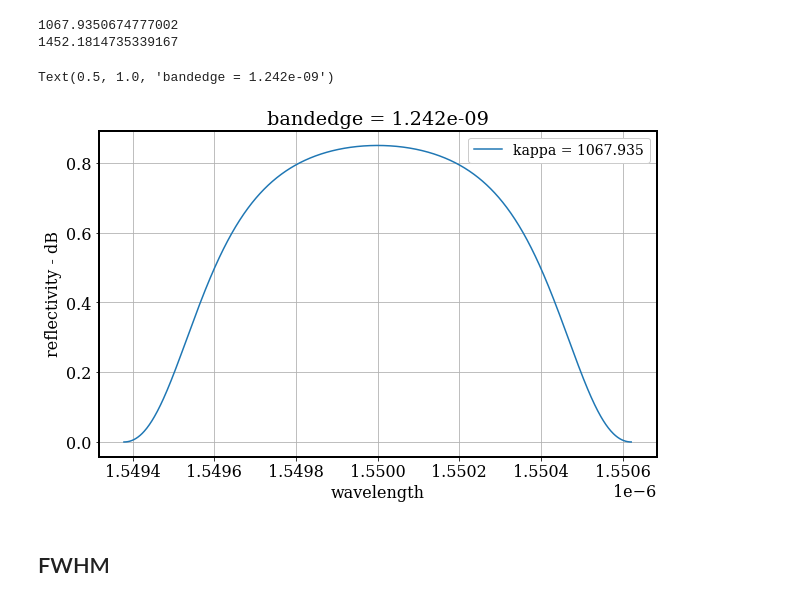
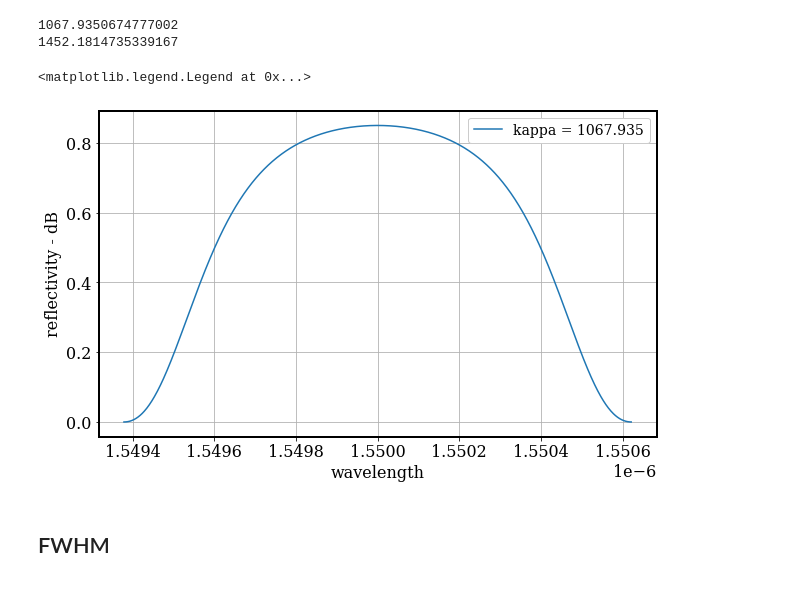
Before and after one commit to moisesoliveira08/BragGrating, a Jupyter notebook: Documentation/FBG.ipynb, the cells around one changed output. Saved outputs shown, nothing was run; the diff lists cells and outputs as text; code cells hidden in the pictures.

```diff
--- a/Documentation/FBG.ipynb
+++ b/Documentation/FBG.ipynb
@@ -91,17 +90,16 @@ r1_bandwidth = reflectivity(sigma_bandwidth, kappa_1, L)
 # %%
 figure = plt.figure(figsize=(10,6))
 plt.rc('font', **font)
 plt.rc('axes', linewidth=2)
 
 plt.plot(bandwidth, r1_bandwidth, label = 'kappa = ' + str(round(kappa_1, 3)))
 plt.grid(True)
 plt.xlabel('wavelength')
 plt.ylabel('reflectivity - dB')
 plt.legend(loc = 'upper right', framealpha = 1, fontsize = 14)
-plt.title('bandedge = ' + str(round(band, 12)))
 # %% [output]
-Text(0.5, 1.0, 'bandedge = 1.242e-09')
+<matplotlib.legend.Legend at 0x...>
-[figure, old version]
+[figure, new version]
 # %% [markdown]
 ## FWHM
 # %%
```
Also changed, not shown: parts of 2 cells of this notebook, 3 other files.
